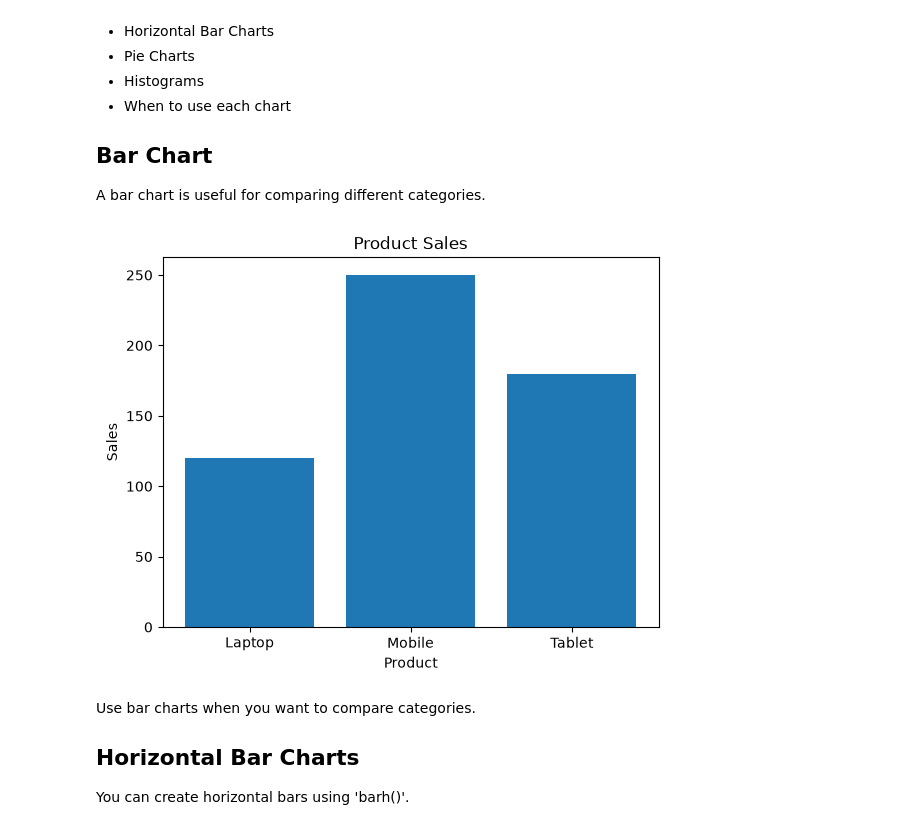
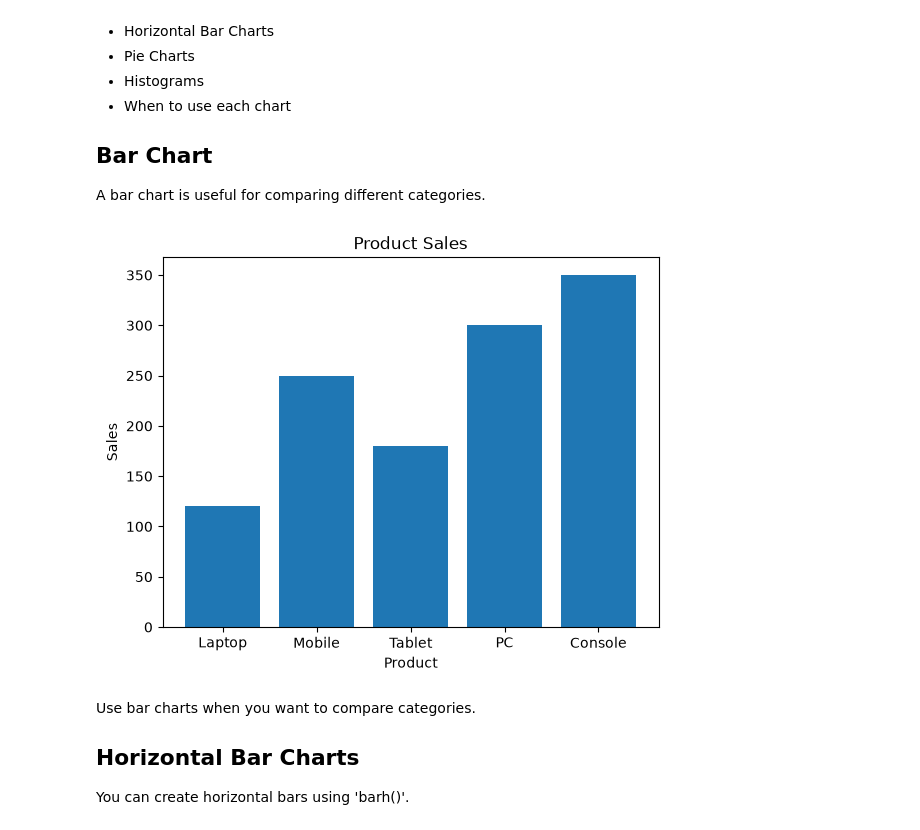
Before and after one commit to geff-ghost/notebooks, a Jupyter notebook: whatsapp_py/WhatsAppJourney.ipynb, the cells around one changed output. Cells and saved outputs as stored; diff of their text form; code cells hidden in the pictures.

```diff
--- a/whatsapp_py/WhatsAppJourney.ipynb
+++ b/whatsapp_py/WhatsAppJourney.ipynb
@@ -1508,18 +1508,18 @@ A bar chart is useful for comparing different categories.
 # %%
 import matplotlib.pyplot as plt
 
-products = ['Laptop', 'Mobile', 'Tablet']
-sales = [120, 250, 180]
+products = ['Laptop', 'Mobile', 'Tablet', 'PC', 'Console']
+sales = [120, 250, 180, 300, 350]
 
 plt.bar(products, sales)
 
 plt.title('Product Sales')
 plt.xlabel('Product')
 plt.ylabel('Sales')
 
 plt.show()
 # %% [output]
-[figure, old version]
+[figure, new version]
 # %% [markdown]
 Use bar charts when you want to compare categories.
 
```
Also changed, not shown: parts of 15 cells of this notebook.
